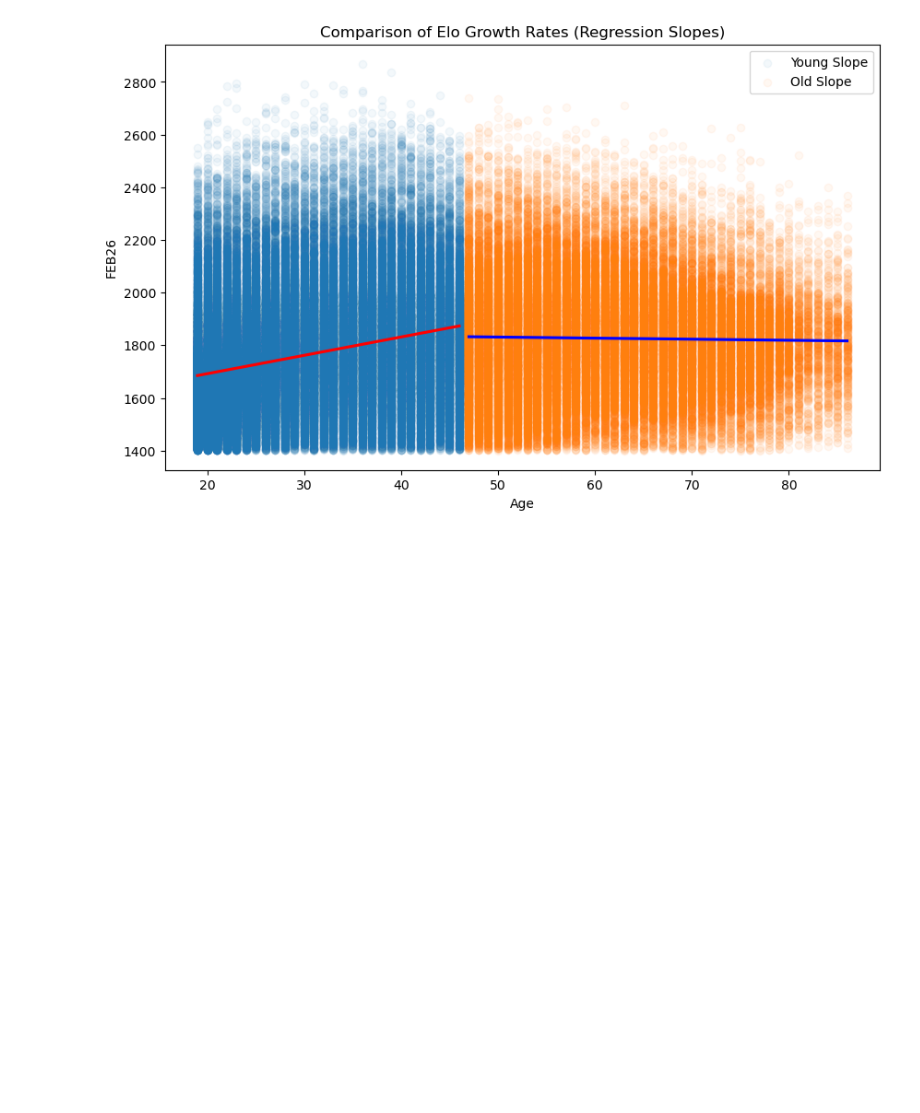
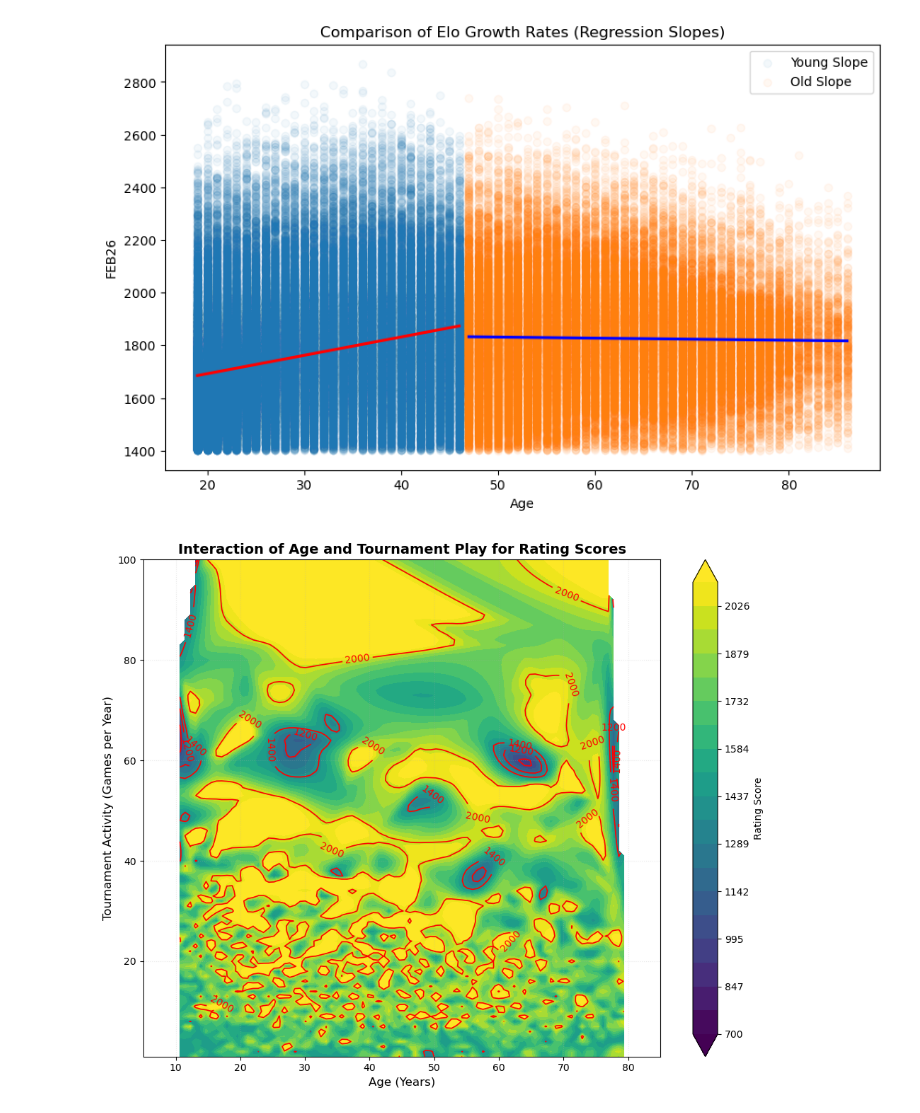
Before and after one commit to SalmaAllam8/chess-players-performance-analysis-, a Jupyter notebook: FIDE blitz.ipynb, the cells around one changed output. Cells and saved outputs as stored; diff of their text form; code cells hidden in the pictures; blank space fills up the shorter version.

```diff
--- a/FIDE blitz.ipynb
+++ b/FIDE blitz.ipynb
@@ -175,3 +178,44 @@ Covariance Type:            nonrobust
 Notes:
 [1] Standard Errors assume that the covariance matrix of the errors is correctly specified.
 [figure]
+# %%
+from scipy.interpolate import griddata
+
+# 1. Prepare the coordinate ranges
+# Age (X-axis) from 5 to 85, Tournament Activity (Y-axis) from 1 to 100
+age_axis = np.linspace(5, 85, 100)
+games_axis = np.linspace(1, 100, 100)
+
+# 2. Create the Grid using meshgrid
+# X and Y will be 100x100 matrices representing every point on the map
+X, Y = np.meshgrid(age_axis, games_axis)
+
+# 3. Interpolate the Z values (Ratings) onto the Meshgrid
+# We map your existing (Age, Gms, FEB26) data onto the (X, Y) grid
+Z = griddata((df['Age'], df['Gms']), df['FEB26'], (X, Y), method='cubic')
+
+# 4. Generate the Plot
+plt.figure(figsize=(10, 8))
+
+# Filled Contour: 'magma' goes from Black/Purple (~700) to Yellow/White (~2100)
+# 'levels' defines the smooth transitions between color bands
+cp = plt.contourf(X, Y, Z, levels=np.linspace(700, 2100, 20), cmap='viridis', extend='both')
+
+# Red Contour Lines: Showing areas where rating is constant
+cl = plt.contour(X, Y, Z, levels=[1000, 1200, 1400, 2000],
+                 colors='red', linewidths=1.2)
+
+# Label the red lines with their specific rating values
+plt.clabel(cl, inline=True, fontsize=10, fmt='%d', colors='red')
+
+# Final Polish
+plt.title('Interaction of Age and Tournament Play for Rating Scores', fontsize=14, fontweight='bold')
+plt.xlabel('Age (Years)', fontsize=12)
+plt.ylabel('Tournament Activity (Games per Year)', fontsize=12)
+plt.colorbar(cp, label='Rating Score')
+plt.grid(True, linestyle=':', alpha=0.3)
+
+plt.tight_layout()
+plt.show()
+# %% [output]
+[figure, added]
```
Also changed, not shown: parts of 1 cell of this notebook.
